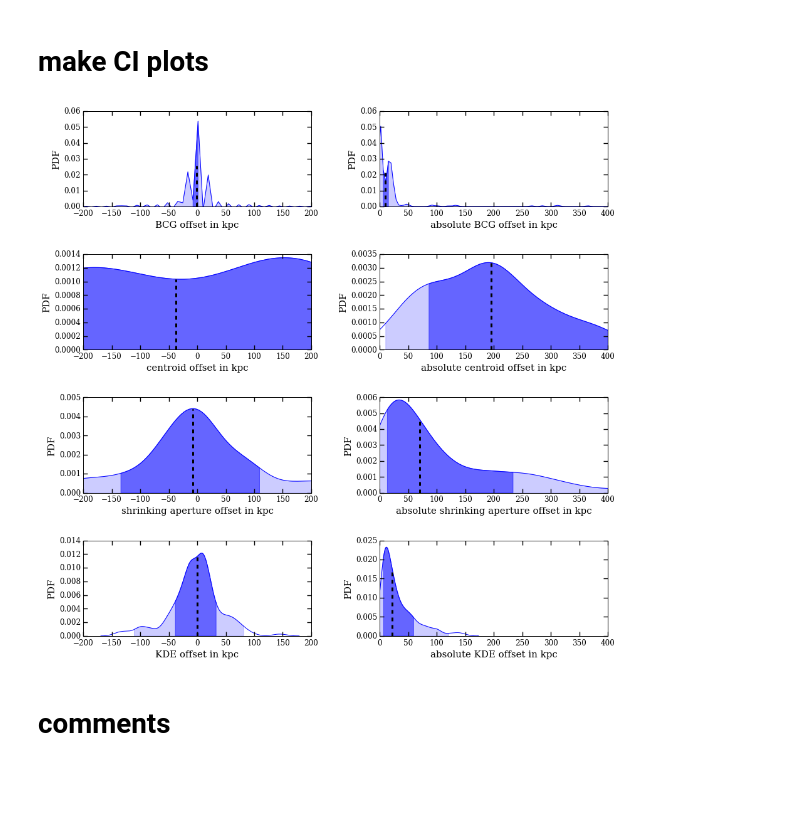
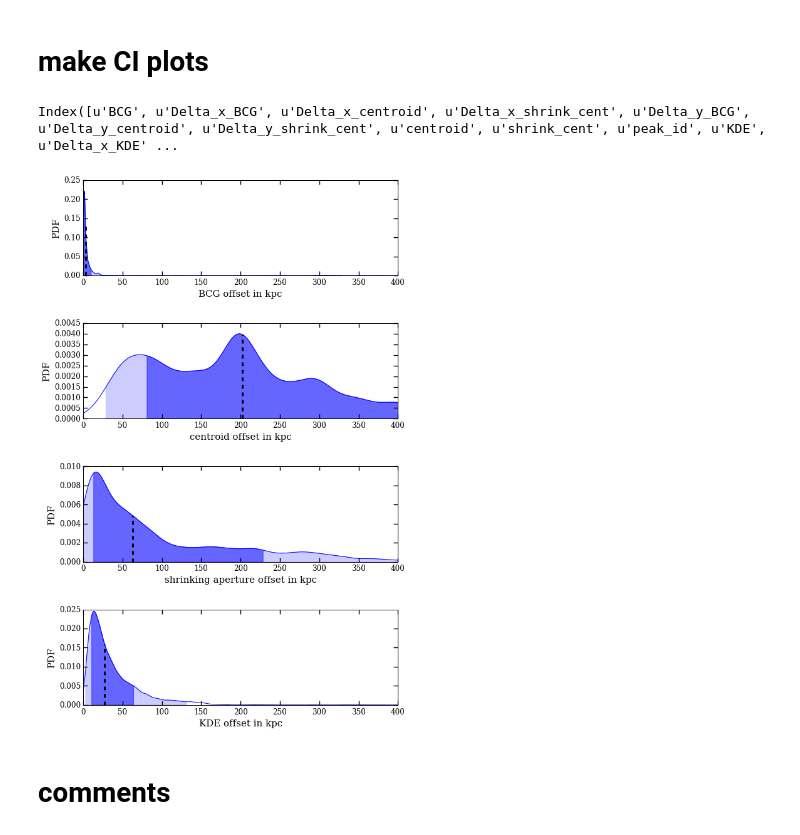
Before and after one commit to karenyyng/galaxy_DM_offset, a Jupyter notebook: code/analyses/fig5_offset_distribution.ipynb, the cells around one changed output. Saved outputs shown, nothing was run; the diff lists cells and outputs as text; code cells hidden in the pictures; blank space fills up the shorter version.

```diff
--- a/code/analyses/fig5_offset_distribution.ipynb
+++ b/code/analyses/fig5_offset_distribution.ipynb
@@ -129,0 +84,5 @@ uber_df_proj.total_peaks_dens.hist()
+# %%
+uber_df1 = pd.read_hdf("../../data/uber_df_06_17_16.h5", 'df')
+uber_df2 = pd.read_hdf("../../data/uber_df_06_21_16.h5", 'df')
+# %%
+uber_df = pd.concat([uber_df1, uber_df2])
@@ -132,7 +103,7 @@ uber_df_proj.total_peaks_dens.hist()
 # %%
 from pandas.tools.plotting import scatter_matrix
 # %%
-dom_peak_gpby = uber_df_proj.groupby(['peak_id', 'bin_width'])
+dom_peak_gpby = uber_df.groupby(['peak_id', 'bin_width'])
 # %%
 dom_peak_df = dom_peak_gpby.get_group((0, 0.0))
 dom_peak_df_25 = dom_peak_gpby.get_group((0, 25.0))
@@ -141,4 +109,0 @@ dom_peak_df_25 = dom_peak_gpby.get_group((0, 25.0))
-# %%
-for stat in ['BCG', u'centroid', u'shrink_cent', u'KDE']:
-    dom_peak_df.loc[:, (stat)] = dom_peak_df.loc[:, (stat)].apply(
-        lambda x: x * compDist.assign_sign_for_dist())
@@ -151,4 +153,8 @@ dom_peak_df_25.loc[:, (stat)] = dom_peak_df_25.loc[:, (stat)].apply(
 # %% [markdown]
 # make CI plots
+# %%
+dom_peak_df.keys()
+# %% [output]
+Index([u'BCG', u'Delta_x_BCG', u'Delta_x_centroid', u'Delta_x_shrink_cent', u'Delta_y_BCG', u'Delta_y_centroid', u'Delta_y_shrink_cent', u'centroid', u'shrink_cent', u'peak_id', u'KDE', u'Delta_x_KDE' ...
 # %%
 sum_stat_df_list = []
@@ -156,50 +163,34 @@ abs_sum_stat_df_list = []
 # %%
-plt.figure(figsize=(15, 15))
-gs = gridspec.GridSpec(
-    4, 2
-)
+plt.figure(figsize=(18, 15))
+gs = gridspec.GridSpec(4, 1)
 gs.update(hspace=0.5, wspace=0.3)
 gs.set_width_ratios([1., 1.])
 # gs.set_height_ratios([1., 1.])
 
-ax_lists = [[plt.subplot(gs[row, col]) for col in range(2)]
+ax_lists = [[plt.subplot(gs[row, col]) for col in range(1)]
             for row in range(4)]
 
 offset_labels = ['BCG', 'centroid', 'shrinking aperture', 'KDE']
 title_on = False
 for i, stat in enumerate(['BCG', u'centroid', u'shrink_cent', u'KDE']):
     ax1 = ax_lists[i][0]
-    sum_stat1 = plotCI.CI_loc_plot(np.array(dom_peak_df[stat]), ax=ax1)
-    ax1.set_xlim(-200, 200)
-
-    ax2 = ax_lists[i][1]
-    sum_stat2 = plotCI.CI_loc_plot(np.abs(dom_peak_df[stat]), ax=ax2)
-    ax2.set_xlim(0, 400)
+    sum_stat1 = plotCI.CI_loc_plot(np.array(dom_peak_df_25[stat]), ax=ax1)
+    ax1.set_xlim(0, 400)
 
     ax1.set_ylabel('PDF')
     ax1.set_xlabel(offset_labels[i] + ' offset in kpc')
     if title_on:
         ax1.set_title(stat +
                  " loc={0:.0f} $\pm$ {1:.0f}, {2:.0f}, {3:.0f}, {4:.0f}".format(
                  sum_stat1['loc'], sum_stat1['low68'], sum_stat1['up68'],
                  sum_stat1['low95'], sum_stat1['up95'])
                 )
     sum_stat_df_list.append(pd.DataFrame(sum_stat1, index=[stat]))
 
-    ax2.set_ylabel('PDF')
-    ax2.set_xlabel('absolute ' + offset_labels[i] + ' offset in kpc')
-    if title_on:
-        ax2.set_title(stat +
-                 " loc={0:.0f} $\pm$ {1:.0f}, {2:.0f}, {3:.0f}, {4:.0f}".format(
-                 sum_stat2['loc'], sum_stat2['low68'], sum_stat2['up68'],
-                 sum_stat2['low95'], sum_stat2['up95'])
-            )
-    abs_sum_stat_df_list.append(pd.DataFrame(sum_stat2, index=[stat]))
-
 plt.savefig('../../paper/figures/finalized/Fig5_offset_distribution.png',
             bbox_inches='tight')
 # %% [output]
-[figure, old version]
+[figure, new version]
 # %%
 sum_stat_df = pd.concat(sum_stat_df_list)
 abs_sum_stat_df = pd.concat(abs_sum_stat_df_list)
```
Also changed, not shown: parts of 21 cells of this notebook, 10 other files.
